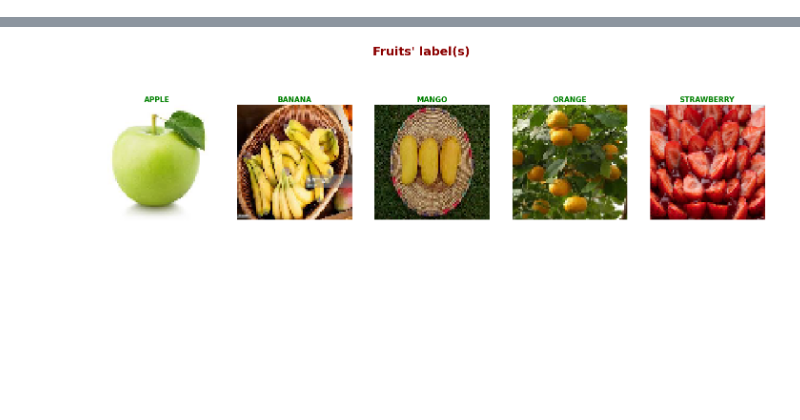
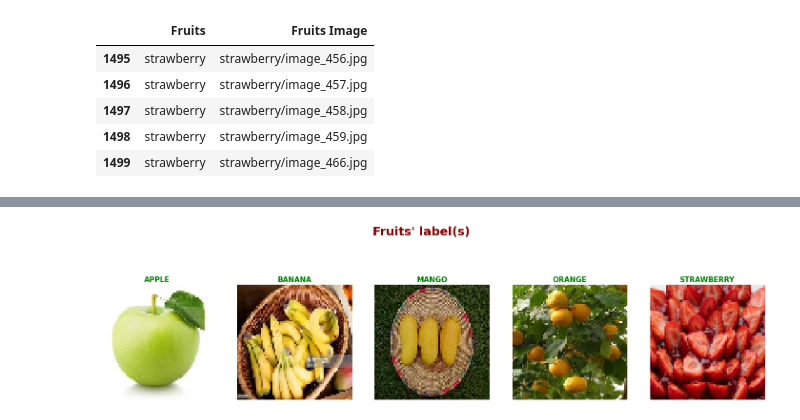
Before and after one commit to kcwong232485/FruitImagesClassification, a Jupyter notebook: RecognizingFruits.ipynb, the cells around one changed output, grey strips where cells are left out. Saved outputs shown, nothing was run; the diff lists cells and outputs as text; code cells hidden in the pictures; blank space fills up the shorter version.

```diff
--- a/RecognizingFruits.ipynb
+++ b/RecognizingFruits.ipynb
@@ -106,0 +35,13 @@ plt.show()
+# %%
+# list the images files in dataframe
+from modFruitImages import fillTheLists, fillTheDataFrame, dfTrainFruit
+fillTheLists()
+fillTheDataFrame()
+dfTrainFruit.tail(5)
+# %% [output]
+|  | Fruits | Fruits Image |
+| 1495 | strawberry | strawberry/image_456.jpg |
+| 1496 | strawberry | strawberry/image_457.jpg |
+| 1497 | strawberry | strawberry/image_458.jpg |
+| 1498 | strawberry | strawberry/image_459.jpg |
+| 1499 | strawberry | strawberry/image_466.jpg |
```
Also changed, not shown: parts of 25 cells of this notebook, 2 other files.
